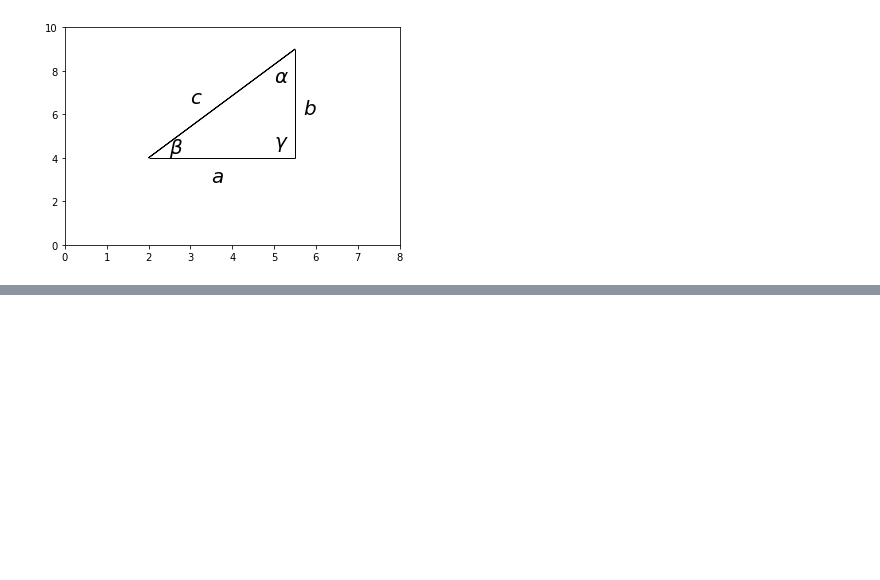
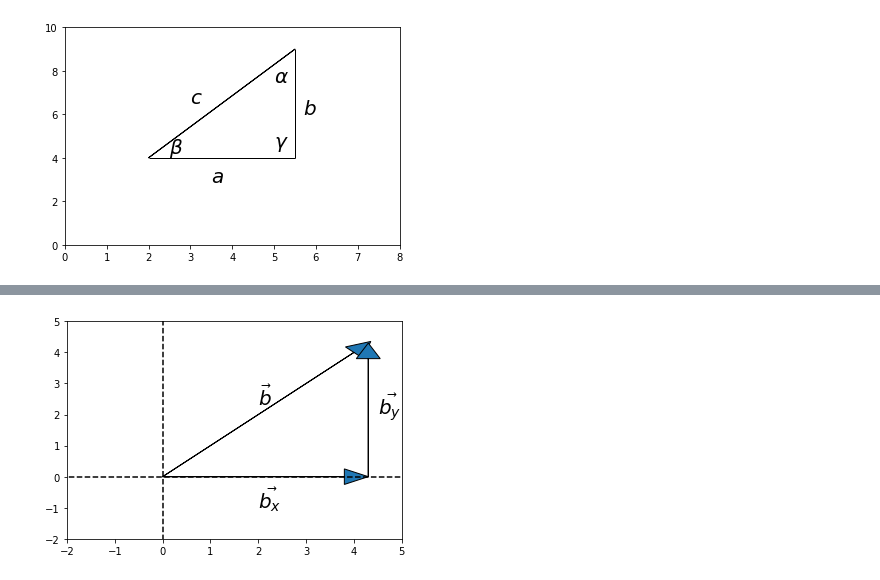
Before and after one commit to BorjaRuizReverter/LivroFisicaGeral, a Jupyter notebook: Capitulo5.ipynb, the cells around one changed output, grey strips where cells are left out. Saved outputs shown, nothing was run; the diff lists cells and outputs as text; code cells hidden in the pictures; blank space fills up the shorter version.

```diff
--- a/Capitulo5.ipynb
+++ b/Capitulo5.ipynb
@@ -403,0 +431,30 @@ Essa expressão é conhecida como Teorema de Pitágoras e trata-se, provavelment
+# %%
+import matplotlib.pyplot as plt
+
+ax = plt.axes()
+ax.arrow(0,0, 4,4 , head_width=0.5, head_length=0.5)
+ax.arrow(0,0, 3.8,0 , head_width=0.5, head_length=0.5)
+ax.arrow(4.3,0, 0,3.8 , head_width=0.5, head_length=0.5)
+
+x = [-5, 5]
+y = [0, 0]
+plt.plot(x, y, marker='', color='black', linestyle="--")
+
+x = [0, 0]
+y = [-5, 5]
+plt.plot(x, y, marker='', color='black', linestyle="--")
+
+# x = [4.3, 4.3]
+# y = [0, 4.4]
+# plt.plot(x, y, marker='', color='black', linestyle="--")
+
+plt.ylim(-2,5)
+plt.xlim(-2,5)
+
+plt.subplot(111).annotate(r"$ \vec{b} $", xy=(3, 3), xytext=(2, 2.3), size = 20)
+plt.subplot(111).annotate(r"$ \vec{b_x} $", xy=(3, 3), xytext=(2, -1), size = 20)
+plt.subplot(111).annotate(r"$ \vec{b_y} $", xy=(3, 3), xytext=(4.5, 2), size = 20)
+
+plt.show()
+# %% [output]
+[figure, added]
```
Also changed, not shown: parts of 4 cells of this notebook.
